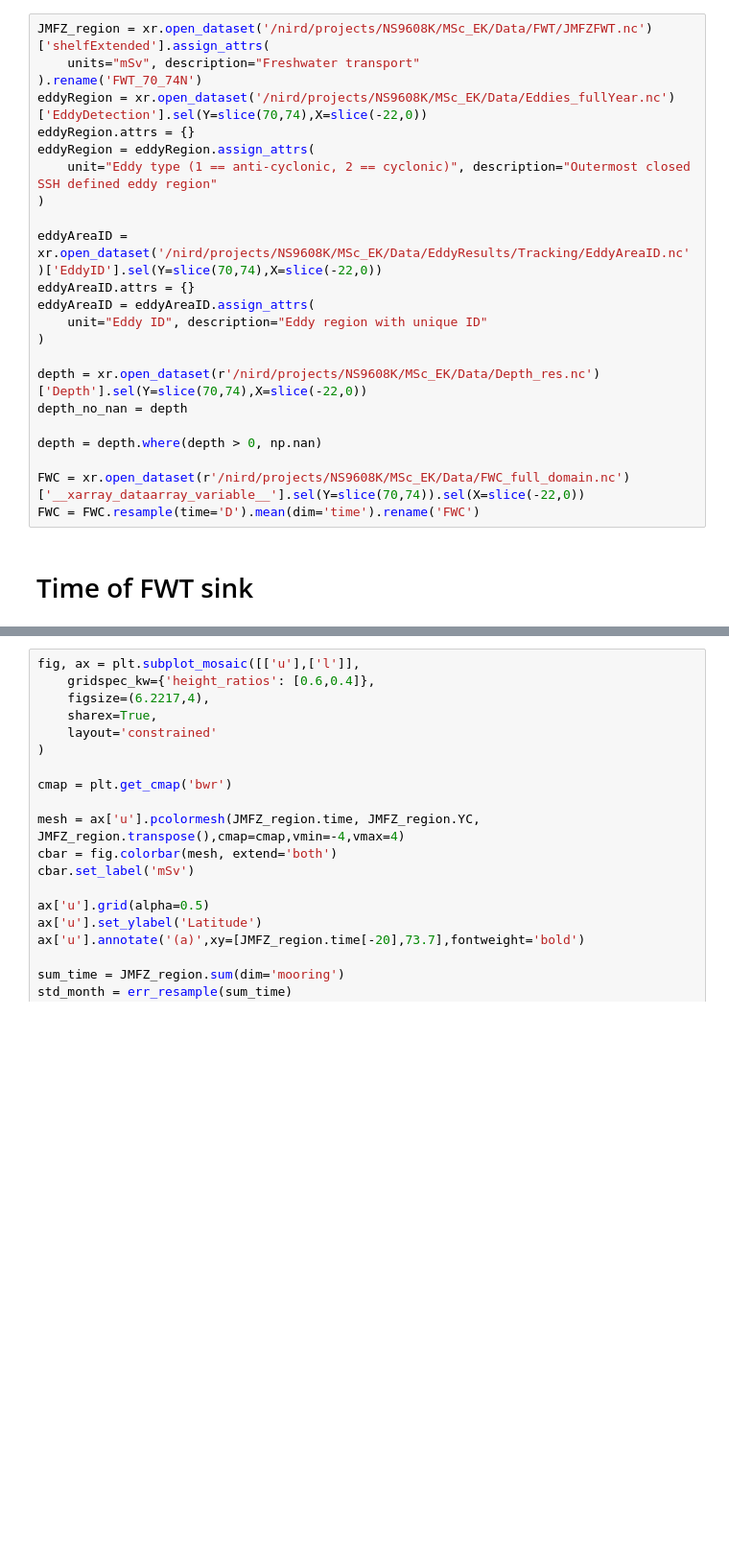
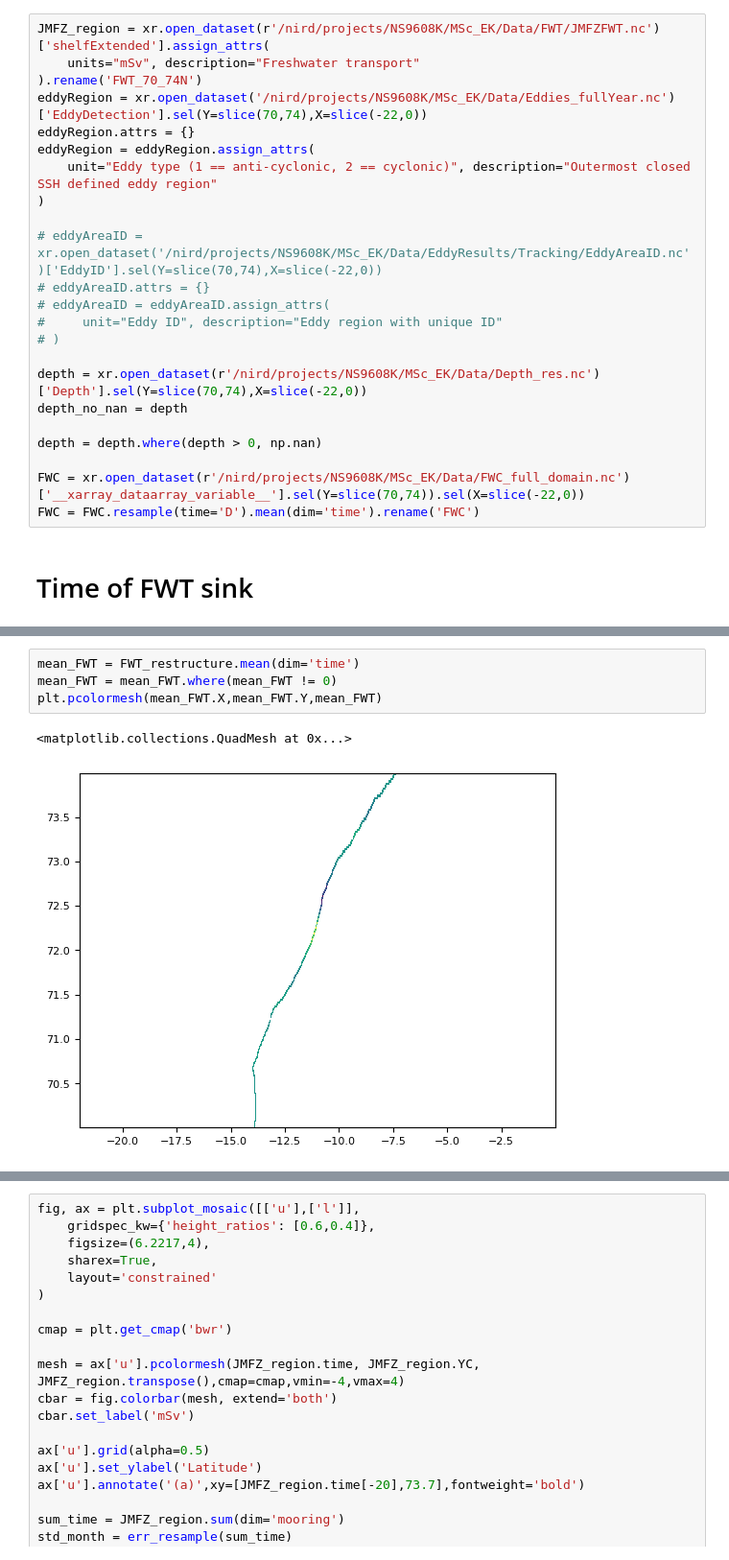
Before and after one commit to EirikKvamme/MScEirik, a Jupyter notebook: Eddies/EddyCasestudy.ipynb, the cells around one changed output, grey strips where cells are left out. Shown at 96% size. Saved outputs shown, nothing was run; the diff lists cells and outputs as text; blank space fills up the shorter version.

```diff
--- a/Eddies/EddyCasestudy.ipynb
+++ b/Eddies/EddyCasestudy.ipynb
@@ -36,5 +41,5 @@ plt.rcParams.update({
 # %%
-JMFZ_region = xr.open_dataset('/nird/projects/NS9608K/MSc_EK/Data/FWT/JMFZFWT.nc')['shelfExtended'].assign_attrs(
+JMFZ_region = xr.open_dataset(r'/nird/projects/NS9608K/MSc_EK/Data/FWT/JMFZFWT.nc')['shelfExtended'].assign_attrs(
     units="mSv", description="Freshwater transport"
 ).rename('FWT_70_74N')
 eddyRegion = xr.open_dataset('/nird/projects/NS9608K/MSc_EK/Data/Eddies_fullYear.nc')['EddyDetection'].sel(Y=slice(70,74),X=slice(-22,0))
@@ -43,11 +48,11 @@ eddyRegion = eddyRegion.assign_attrs(
     unit="Eddy type (1 == anti-cyclonic, 2 == cyclonic)", description="Outermost closed SSH defined eddy region"
 )
 
-eddyAreaID = xr.open_dataset('/nird/projects/NS9608K/MSc_EK/Data/EddyResults/Tracking/EddyAreaID.nc')['EddyID'].sel(Y=slice(70,74),X=slice(-22,0))
-eddyAreaID.attrs = {}
-eddyAreaID = eddyAreaID.assign_attrs(
-    unit="Eddy ID", description="Eddy region with unique ID"
-)
+# eddyAreaID = xr.open_dataset('/nird/projects/NS9608K/MSc_EK/Data/EddyResults/Tracking/EddyAreaID.nc')['EddyID'].sel(Y=slice(70,74),X=slice(-22,0))
+# eddyAreaID.attrs = {}
+# eddyAreaID = eddyAreaID.assign_attrs(
+#     unit="Eddy ID", description="Eddy region with unique ID"
+# )
 
 depth = xr.open_dataset(r'/nird/projects/NS9608K/MSc_EK/Data/Depth_res.nc')['Depth'].sel(Y=slice(70,74),X=slice(-22,0))
 depth_no_nan = depth
@@ -60,0 +129,7 @@ FWC = FWC.resample(time='D').mean(dim='time').rename('FWC')
+# %%
+mean_FWT = FWT_restructure.mean(dim='time')
+mean_FWT = mean_FWT.where(mean_FWT != 0)
+plt.pcolormesh(mean_FWT.X,mean_FWT.Y,mean_FWT)
+# %% [output]
+<matplotlib.collections.QuadMesh at 0x...>
+[figure, added]
```
Also changed, not shown: parts of 10 cells of this notebook, 1 other file.
